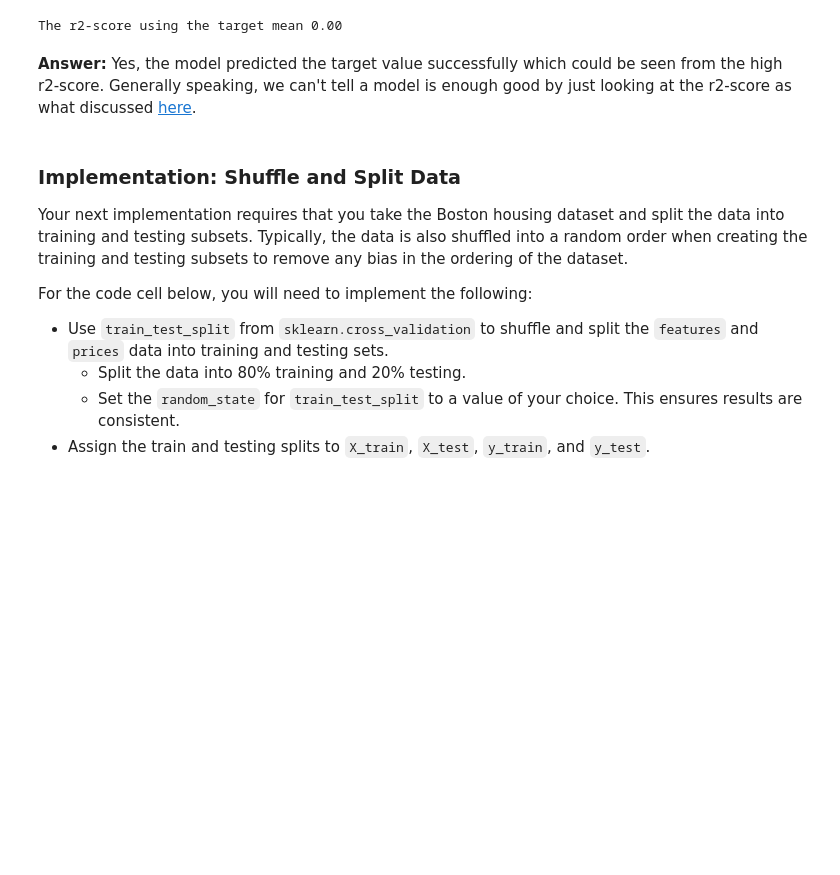
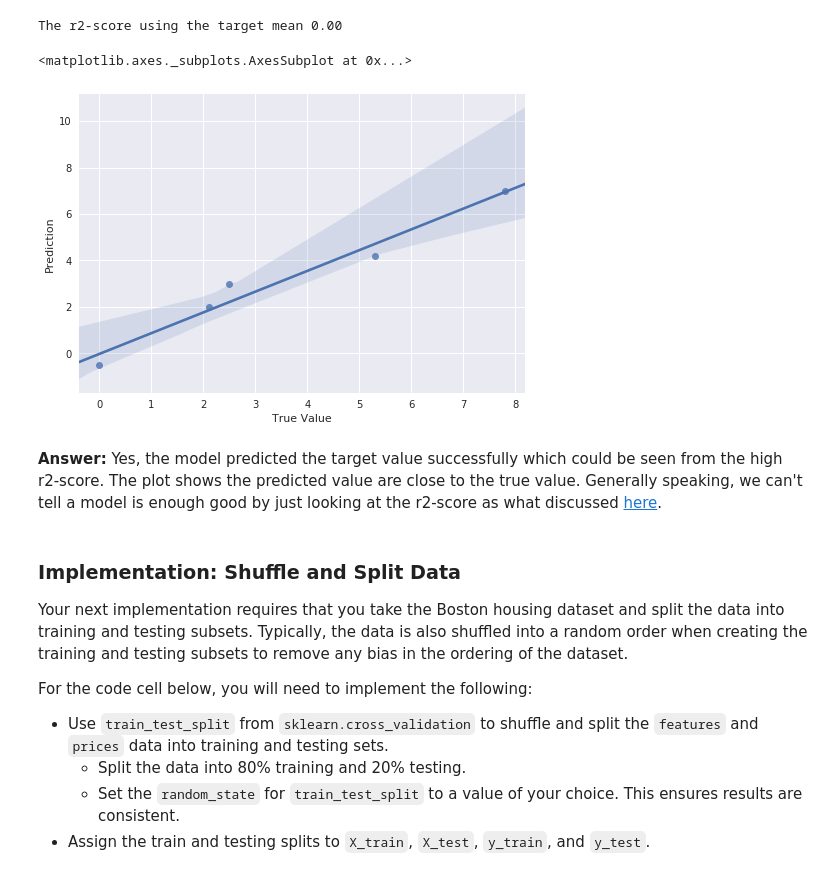
Before and after one commit to myfunprograms/machine-learning, a Jupyter notebook: boston_housing/boston_housing.ipynb, the cells around one changed output. Cells and saved outputs as stored; diff of their text form; code cells hidden in the pictures; blank space fills up the shorter version.

```diff
--- a/boston_housing/boston_housing.ipynb
+++ b/boston_housing/boston_housing.ipynb
@@ -199,9 +214,21 @@ baseline_score = performance_metric(np.repeat(y_mean, 5), [2.5, 0.0, 2.1, 7.8, 5
 print 'The r2-score using the target mean {:,.2f}'.format(baseline_score)
 # %% [output]
 The r2-score using the target mean 0.00
+# %%
+# Suggested by the reviewer.
+# Check out the linear relationship between the 'True Values' and 'Predictions' with a plot.
+import seaborn as sns
+
+sample_df = pd.DataFrame([3, -0.5, 2, 7, 4.2], [2.5, 0.0, 2.1, 7.8, 5.3]).reset_index()
+sample_df.columns = ['True Value', 'Prediction']
+
+sns.regplot('True Value', 'Prediction', sample_df)
+# %% [output]
+<matplotlib.axes._subplots.AxesSubplot at 0x...>
+[figure, added]
 # %% [markdown]
 **Answer:**
-Yes, the model predicted the target value successfully which could be seen from the high r2-score. Generally speaking, we can't tell a model is enough good by just looking at the r2-score as what discussed [here](http://blog.minitab.com/blog/adventures-in-statistics-2/regression-analysis-how-do-i-interpret-r-squared-and-assess-the-goodness-of-fit).
+Yes, the model predicted the target value successfully which could be seen from the high r2-score. The plot shows the predicted value are close to the true value. Generally speaking, we can't tell a model is enough good by just looking at the r2-score as what discussed [here](http://blog.minitab.com/blog/adventures-in-statistics-2/regression-analysis-how-do-i-interpret-r-squared-and-assess-the-goodness-of-fit).
 # %% [markdown]
 ### Implementation: Shuffle and Split Data
 Your next implementation requires that you take the Boston housing dataset and split the data into training and testing subsets. Typically, the data is also shuffled into a random order when creating the training and testing subsets to remove any bias in the ordering of the dataset.
```
Also changed, not shown: parts of 17 cells of this notebook, 3 other files.
